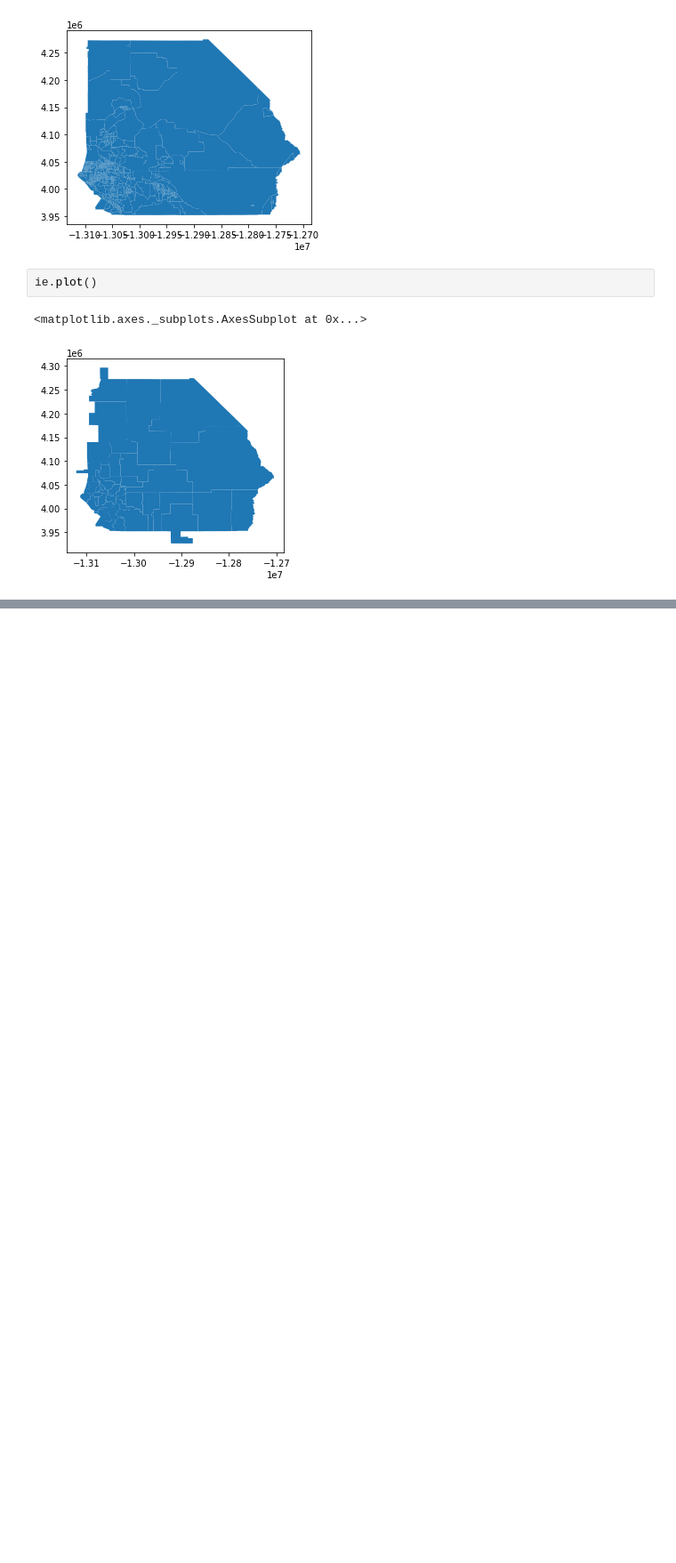
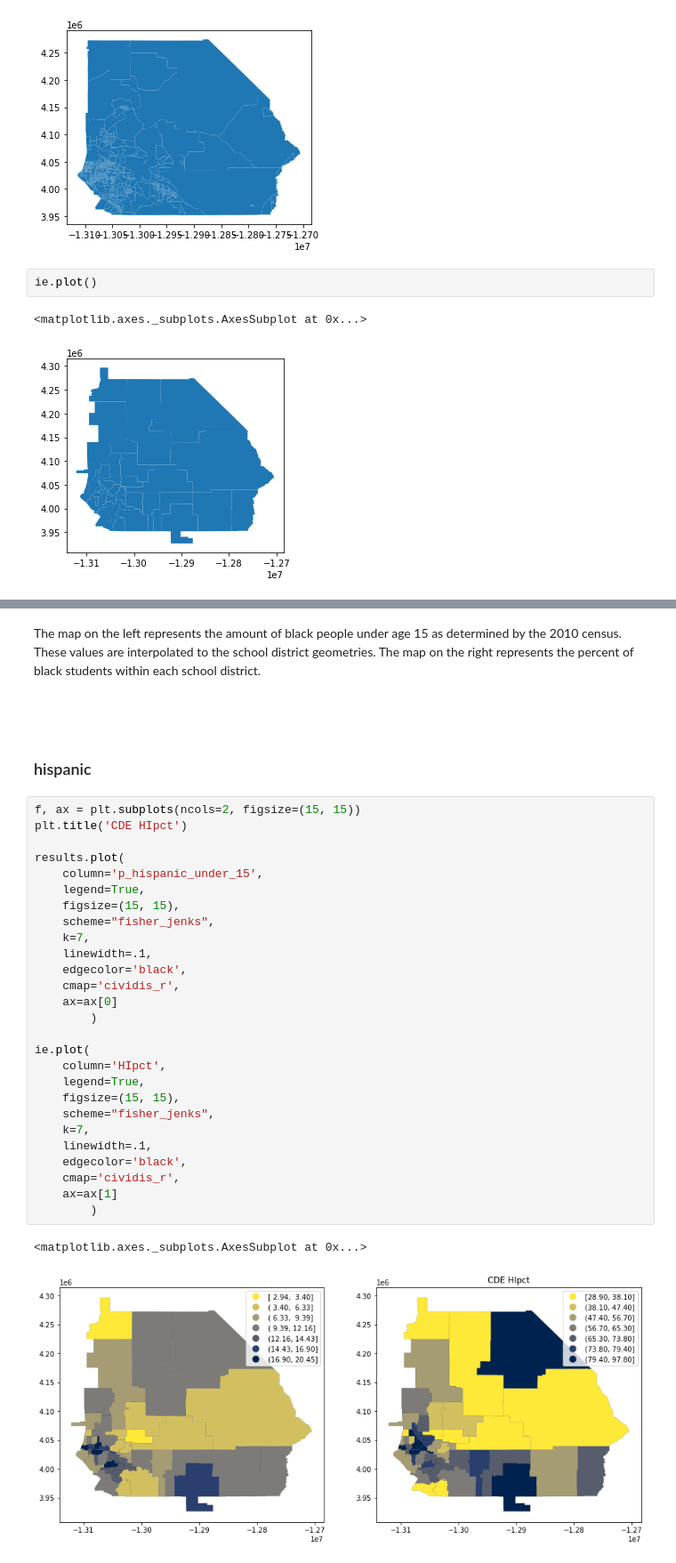
Before and after one commit to fiendskrah/finalcapstone, a Jupyter notebook: 350_ie_geosnap.ipynb, the cells around one changed output, grey strips where cells are left out. Shown at 89% size. Drawn from its saved outputs; the diff is of its cells as text; blank space fills up the shorter version.

```diff
--- a/350_ie_geosnap.ipynb
+++ b/350_ie_geosnap.ipynb
@@ -275,0 +331,34 @@ results
+# %% [markdown]
+The map on the left represents the amount of black people under age 15 as determined by the 2010 census. These values are interpolated to the school district geometries. The map on the right represents the percent of black students within each school district. <br><br><br>
+# %% [markdown]
+### hispanic
+# %%
+f, ax = plt.subplots(ncols=2, figsize=(15, 15))
+plt.title('CDE HIpct')
+
+results.plot(
+    column='p_hispanic_under_15',
+    legend=True,
+    figsize=(15, 15),
+    scheme="fisher_jenks",
+    k=7,
+    linewidth=.1,
+    edgecolor='black',
+    cmap='cividis_r',
+    ax=ax[0]
+        )
+
+ie.plot(
+    column='HIpct',
+    legend=True,
+    figsize=(15, 15),
+    scheme="fisher_jenks",
+    k=7,
+    linewidth=.1,
+    edgecolor='black',
+    cmap='cividis_r',
+    ax=ax[1]
+        )
+# %% [output]
+<matplotlib.axes._subplots.AxesSubplot at 0x...>
+[figure, added]
```
Also changed, not shown: parts of 16 cells of this notebook, 1 other file.
